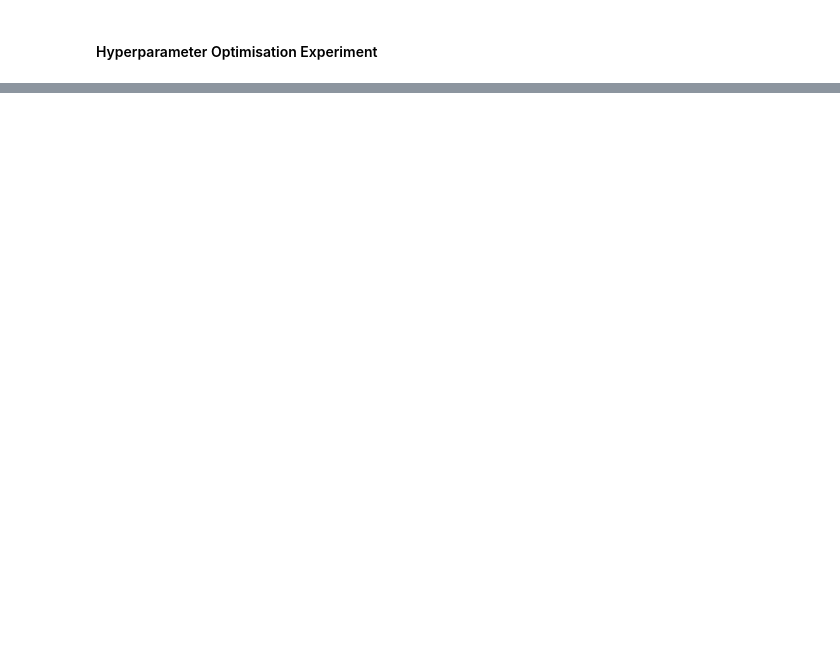
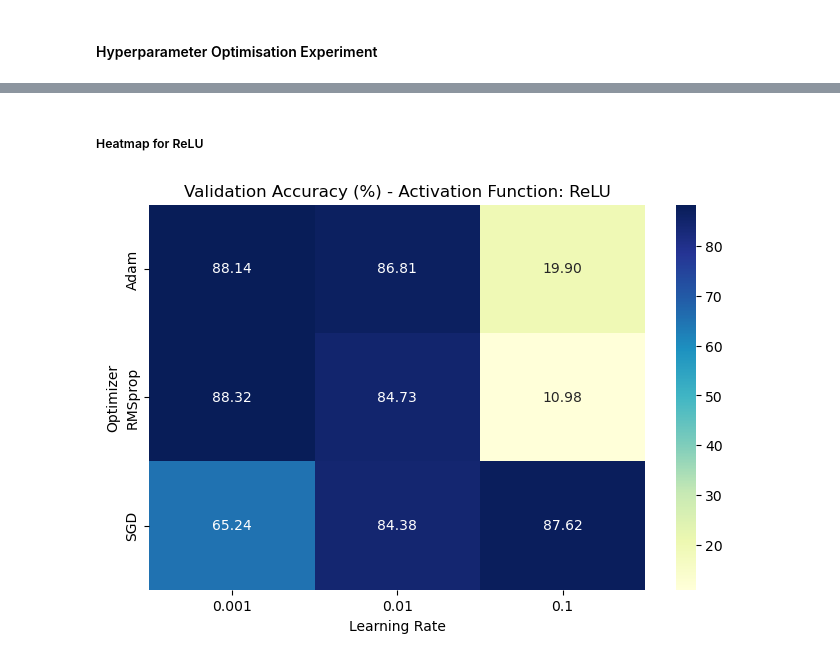
Before and after one commit to Sivuyise15/Neural-Network-Image-Classification, a Jupyter notebook: NeuralNetworkNLP.ipynb, the cells around one changed output, grey strips where cells are left out. Saved outputs shown, nothing was run; the diff lists cells and outputs as text; code cells hidden in the pictures; blank space fills up the shorter version.

```diff
--- a/NeuralNetworkNLP.ipynb
+++ b/NeuralNetworkNLP.ipynb
@@ -190,2 +221,36 @@ Validation Loss: 0.3437, Validation Accuracy: 87.39%
 # %% [markdown]
 ####  Hyperparameter Optimisation Experiment
+# %%
+%%capture
+# remove "%%capture" to see all the logs
+learning_rates = [0.1, 0.01, 0.001]
+optimization_methods = ["Adam","SGD","RMSprop"]
+activation_functions = ["ReLU", "Sigmoid"]
+
+results = []
+models = []
+
+# This not good. I Dont like running 3 nested loop. (efficiency?)
+# But will do it for sake of time and expirimenting.
+for actv_func in range(len(activation_functions)):
+    for optim_method in range(len(optimization_methods)):
+        for lr in range(len(learning_rates)):
+            print(f"THE ACTIVATION FUNCTION USED: {activation_functions[actv_func]}")
+            print(f"THE OPTIMIZATION METHOD: {optimization_methods[optim_method]}")
+            print(f"TRAINING AT LEARNING RATE OF: {learning_rates[lr]}")
+            model_optim = MultiLayerPerceptron(input_dim,
+                                               128, 64, 10,
+                                               learning_rate = learning_rates[lr],
+                                               optim_method = optimization_methods[optim_method],
+                                               activation_fn = activation_functions[actv_func])
+            experimenting_training = model_optim.train_model(X_train, y_train, X_val, y_val)
+            print("")
+            models.append({experimenting_training:model_optim})
+            results.append({
+                "Activation Function": activation_functions[actv_func],
+                "Optimizer": optimization_methods[optim_method],
+                "Learning Rate": learning_rates[lr],
+                "Validation Accuracy": experimenting_training
+            })
+        print("")
+    print("")
@@ -191,0 +259,3 @@ Validation Loss: 0.3437, Validation Accuracy: 87.39%
+# %%
+df_results = pd.DataFrame(results)
+df_results
@@ -191,0 +280,12 @@ Validation Loss: 0.3437, Validation Accuracy: 87.39%
+# %% [markdown]
+##### Heatmap for ReLU
+# %%
+subset_relu = df_results[df_results["Activation Function"] == "ReLU"]
+heatmap_data = subset_relu.pivot(index="Optimizer", columns="Learning Rate", values="Validation Accuracy")
+
+plt.figure(figsize=(8,5))
+sns.heatmap(heatmap_data, annot=True, fmt=".2f", cmap="YlGnBu")
+plt.title("Validation Accuracy (%) - Activation Function: ReLU")
+plt.show()
+# %% [output]
+[figure, added]
```
Also changed, not shown: parts of 15 cells of this notebook, 1 other file.
